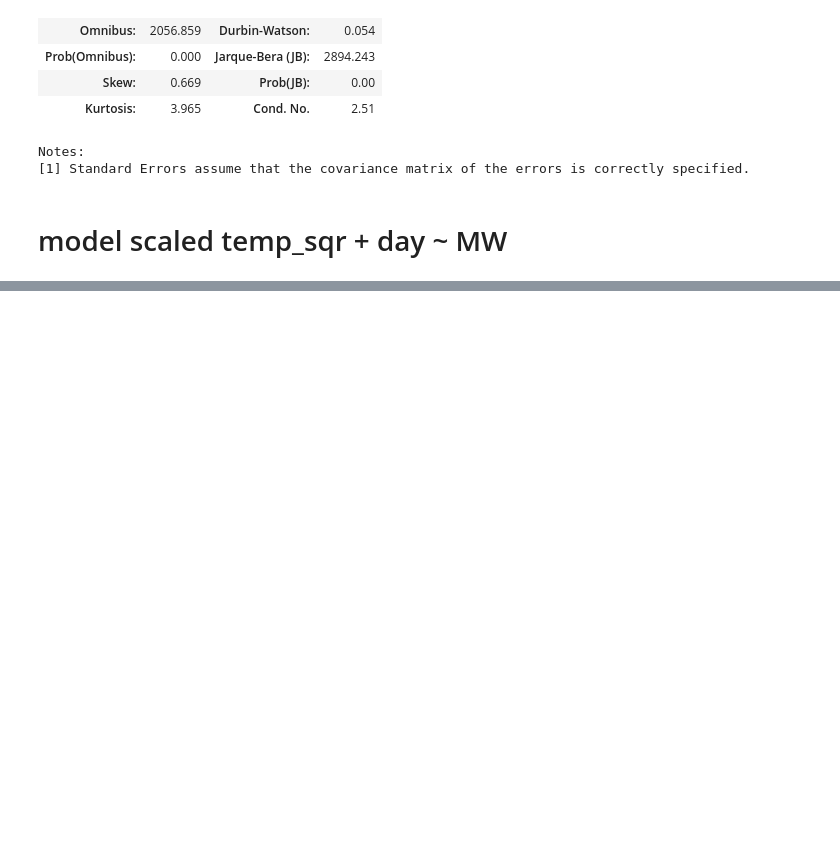
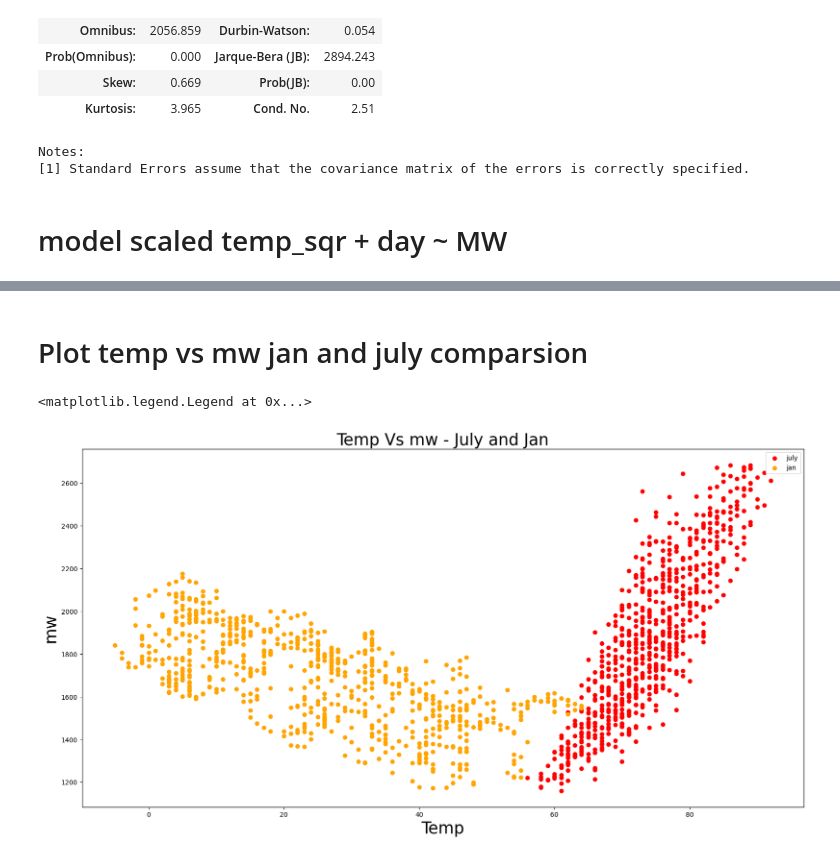
Before and after one commit to mkartheekraj/TimeSeries_Forecasting-Python, a Jupyter notebook: 1st_Project_Energy_Prediction.ipynb, the cells around one changed output, grey strips where cells are left out. Drawn from its saved outputs; the diff is of its cells as text; code cells hidden in the pictures; blank space fills up the shorter version.

```diff
--- a/1st_Project_Energy_Prediction.ipynb
+++ b/1st_Project_Energy_Prediction.ipynb
@@ -542,0 +612,13 @@ AttributeError: 'function' object has no attribute 'from_formula'
+# %% [markdown]
+# Plot temp vs mw jan and july comparsion
+# %%
+plt.figure(figsize = (20, 10))
+plt.scatter(df_train.loc['2018-07-01 00:00:00':'2018-07-31 00:00:00',"temp"],df_train.loc['2018-07-01 00:00:00':'2018-07-31 00:00:00',"mw"], color='red',label='july')
+plt.scatter(df_train.loc['2018-01-01 00:00:00':'2018-01-31 00:00:00',"temp"],df_train.loc['2018-01-01 00:00:00':'2018-01-31 00:00:00',"mw"], color='orange',label='jan')
+plt.title("Temp Vs mw - July and Jan",size=25)
+plt.xlabel('Temp',size=25)
+plt.ylabel('mw',size=25)
+plt.legend()
+# %% [output]
+<matplotlib.legend.Legend at 0x...>
+[figure, added]
```
Also changed, not shown: parts of 7 cells of this notebook.
